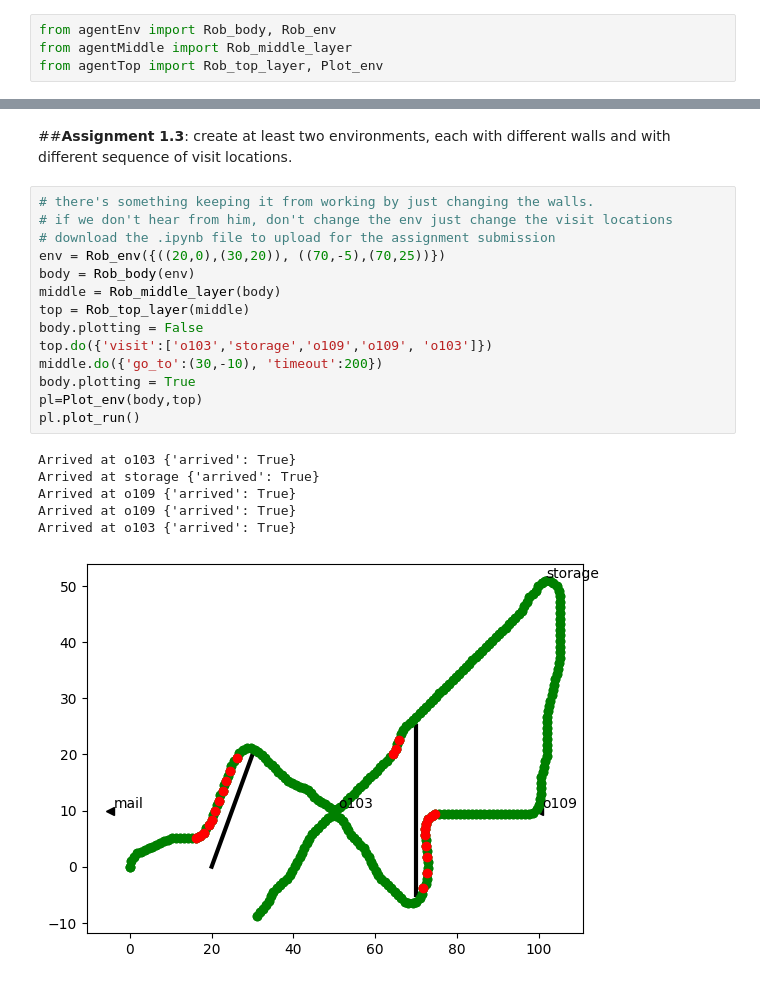
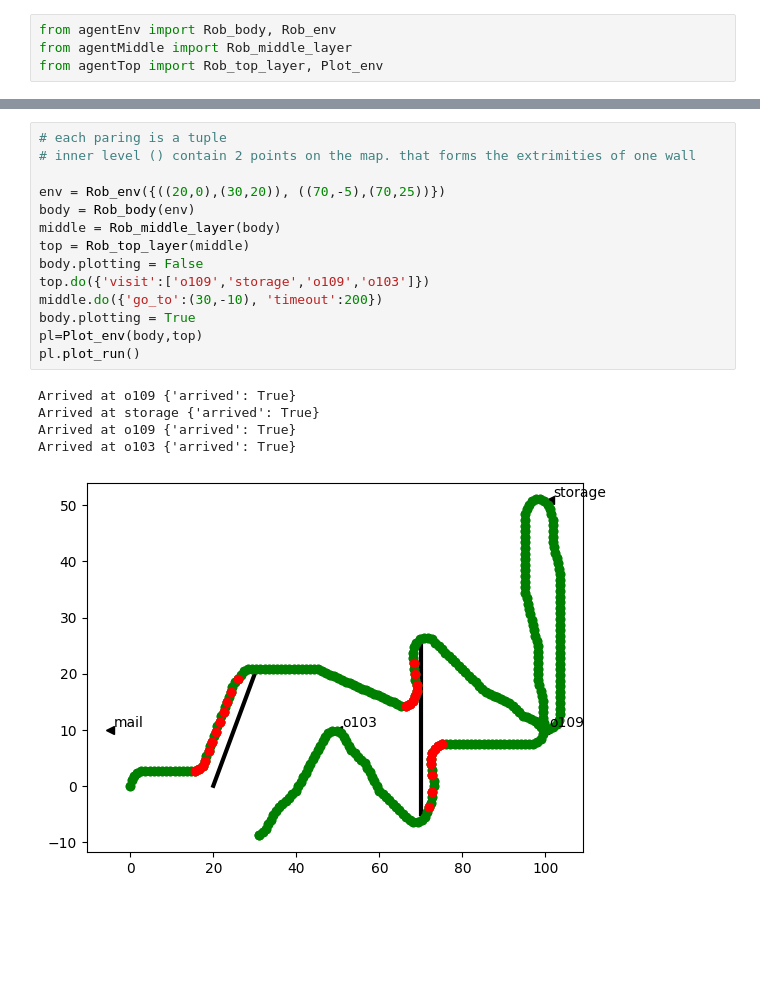
Before and after one commit to MadmanMarble/GLAP, a Jupyter notebook: Amanda_Lambert_Assignment_1.ipynb, the cells around one changed output, grey strips where cells are left out. Saved outputs shown, nothing was run; the diff lists cells and outputs as text; blank space fills up the shorter version.

```diff
--- a/Amanda_Lambert_Assignment_1.ipynb
+++ b/Amanda_Lambert_Assignment_1.ipynb
@@ -147,23 +118,20 @@ Arrived at o103 {'arrived': True}
-# %% [markdown]
-##**Assignment 1.3**: create at least two environments, each with different walls and with different sequence of visit locations.
 # %%
-# there's something keeping it from working by just changing the walls.
-# if we don't hear from him, don't change the env just change the visit locations
-# download the .ipynb file to upload for the assignment submission
+# each paring is a tuple
+# inner level () contain 2 points on the map. that forms the extrimities of one wall
+
 env = Rob_env({((20,0),(30,20)), ((70,-5),(70,25))})
 body = Rob_body(env)
 middle = Rob_middle_layer(body)
 top = Rob_top_layer(middle)
 body.plotting = False
-top.do({'visit':['o103','storage','o109','o109', 'o103']})
+top.do({'visit':['o109','storage','o109','o103']})
 middle.do({'go_to':(30,-10), 'timeout':200})
 body.plotting = True
 pl=Plot_env(body,top)
 pl.plot_run()
 # %% [output]
-Arrived at o103 {'arrived': True}
+Arrived at o109 {'arrived': True}
 Arrived at storage {'arrived': True}
 Arrived at o109 {'arrived': True}
-Arrived at o109 {'arrived': True}
 Arrived at o103 {'arrived': True}
-[figure, old version]
+[figure, new version]
```
Also changed, not shown: parts of 18 cells of this notebook.
